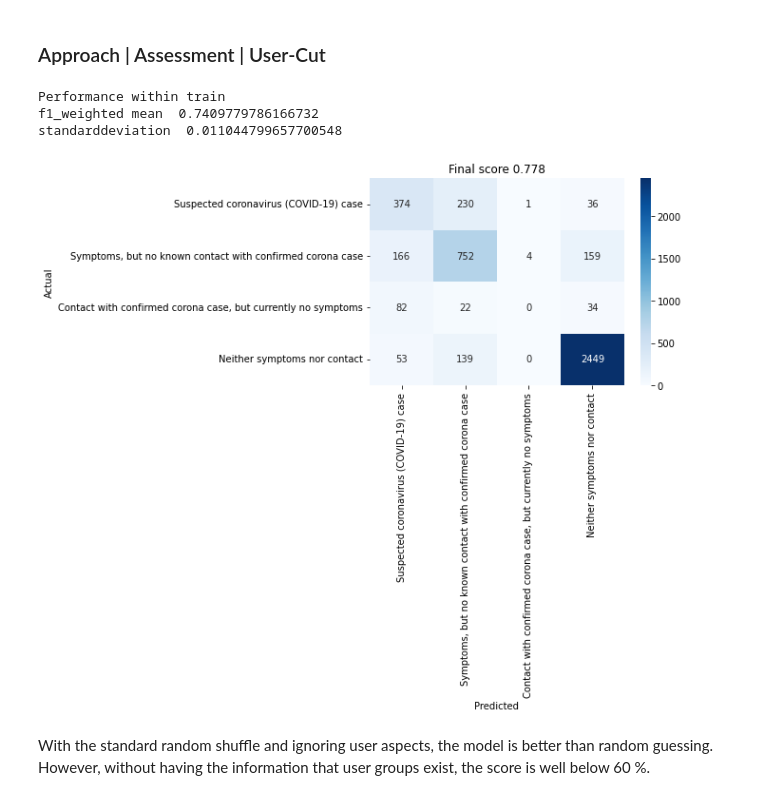
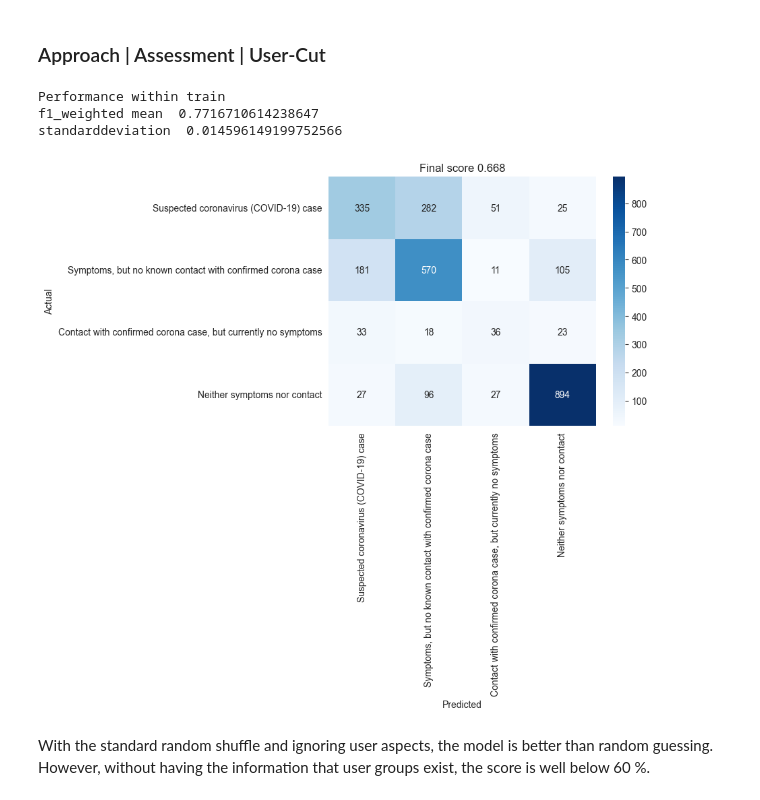
Before and after one commit to joa24jm/UsAs, a Jupyter notebook: src/d02_ml_pipelines/cc.ipynb, the cells around one changed output. Cells and saved outputs as stored; diff of their text form; code cells hidden in the pictures.

Commit message:
WIP: Implement GroupKFold CV for user-wise approaches to enhance consistency for inner and outer validation

```diff
--- a/src/d02_ml_pipelines/cc.ipynb
+++ b/src/d02_ml_pipelines/cc.ipynb
@@ -65,4 +65,4 @@ random_state = 1994
 seed = 2023
 # %%
 # first 80 % of users into train, second 20 % into test
-df_train, df_test = helpers.create_train_and_test_set(df, sort_users=False, seed=seed)
+df_train, df_test = helpers.create_train_and_test_set(df, sort_users=True, seed=seed)
@@ -234,30 +249,36 @@ Final score user approach:       0.7330146909453619
 # %%
 # instantiate model
 model = RandomForestClassifier(random_state=random_state)
 
+# split by user
+df_train, df_test = helpers.create_train_and_test_set(df, sort_users=True, seed=seed)
+
+# get data
+model, X_train, X_test, y_train, y_test, _ = helpers.prepare_and_instantiate(df_train, df_test, features, target, bins, LE, fit=False, cut=False)
+
 # train model
-cv = ShuffleSplit(n_splits=n_splits, test_size=test_size, random_state=random_state)
-scores = cross_val_score(model, X_train, y_train, cv=cv, scoring='f1_weighted')
+cv = GroupKFold(n_splits = n_splits)# in each fold, user groups are distinct
+scores = cross_val_score(model, X_train, y_train, cv=cv, scoring='f1_weighted', groups=df_train.user_id)
 
 # validate model
 print('Performance within train')
 print('f1_weighted mean ', scores.mean())
 print('standarddeviation ', scores.std())
 
 y_pred, f1_final = helpers.fit_and_calc_score(model, X_train, X_test, y_train, y_test, scores)
 
 # visualize confusion matrix
 helpers.visualize_confusion_matrix(y_test, y_pred, mapping, f1_final)
 
 # write to results dict
 approach = 'answer_cut'
 results_dic[approach]['f1'] = f1_final
 results_dic[approach]['std'] = scores.std()
 # %% [output]
 Performance within train
-f1_weighted mean  0.7409779786166732
-standarddeviation  0.011044799657700548
+f1_weighted mean  0.7716710614238647
+standarddeviation  0.014596149199752566
-[figure, old version]
+[figure, new version]
 # %% [markdown]
 With the standard random shuffle and ignoring user aspects, the model is better than random guessing. However, without having the information that user groups exist, the score is well below 60 %.
 # %% [markdown]
```
Also changed, not shown: parts of 9 cells of this notebook, 1 other file.
